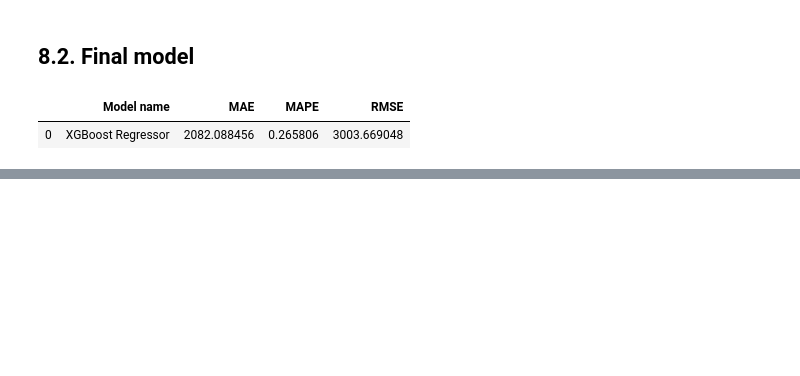
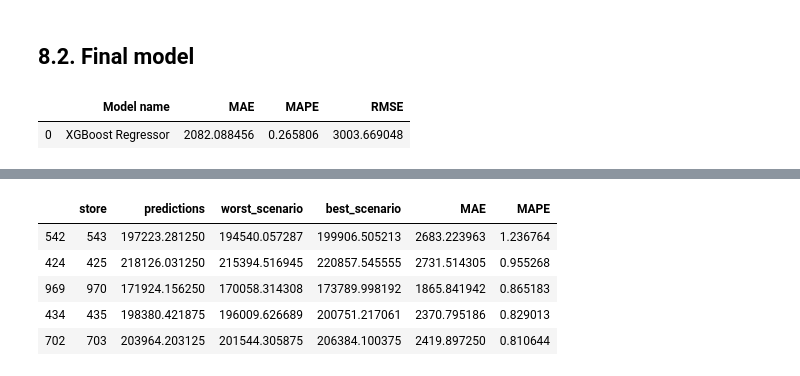
Before and after one commit to cidones/data-science-em-producao, a Jupyter notebook: M07_v01_store_sales_prediction.ipynb, the cells around one changed output, grey strips where cells are left out. Cells and saved outputs as stored; diff of their text form; code cells hidden in the pictures; blank space fills up the shorter version.

```diff
--- a/M07_v01_store_sales_prediction.ipynb
+++ b/M07_v01_store_sales_prediction.ipynb
@@ -1398,0 +1441,11 @@ xgb_result_tuned
+# %%
+#mostras lojas que sao mais dificeis predicao
+#armar novas strategias, novos modelos ou novas variavaies
+df92.sort_values('MAPE', ascending=False).head()
+# %% [output]
+|  | store | predictions | worst_scenario | best_scenario | MAE | MAPE |
+| 542 | 543 | 197223.281250 | 194540.057287 | 199906.505213 | 2683.223963 | 1.236764 |
+| 424 | 425 | 218126.031250 | 215394.516945 | 220857.545555 | 2731.514305 | 0.955268 |
+| 969 | 970 | 171924.156250 | 170058.314308 | 173789.998192 | 1865.841942 | 0.865183 |
+| 434 | 435 | 198380.421875 | 196009.626689 | 200751.217061 | 2370.795186 | 0.829013 |
+| 702 | 703 | 203964.203125 | 201544.305875 | 206384.100375 | 2419.897250 | 0.810644 |
```
Also changed, not shown: parts of 41 cells of this notebook, 3 other files.
